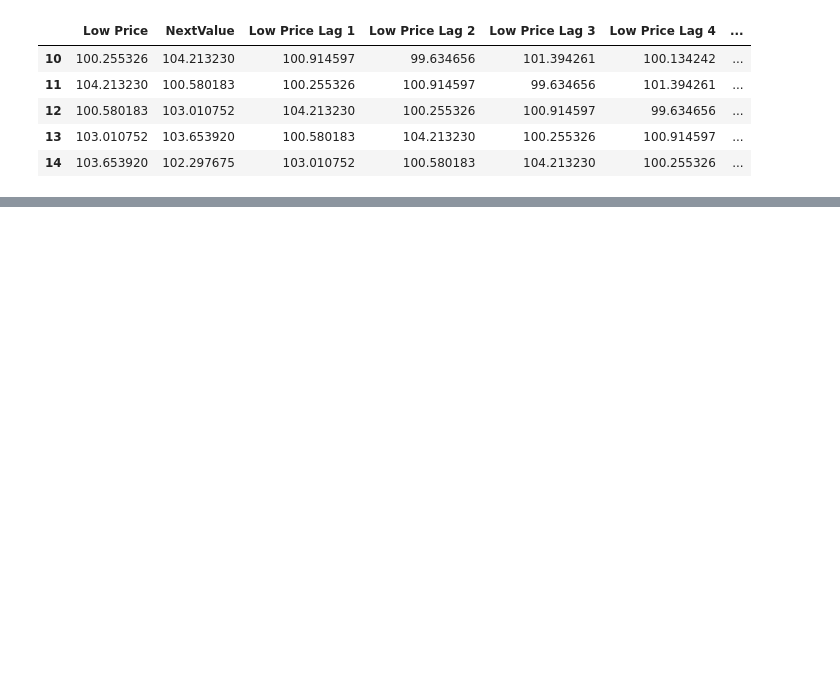
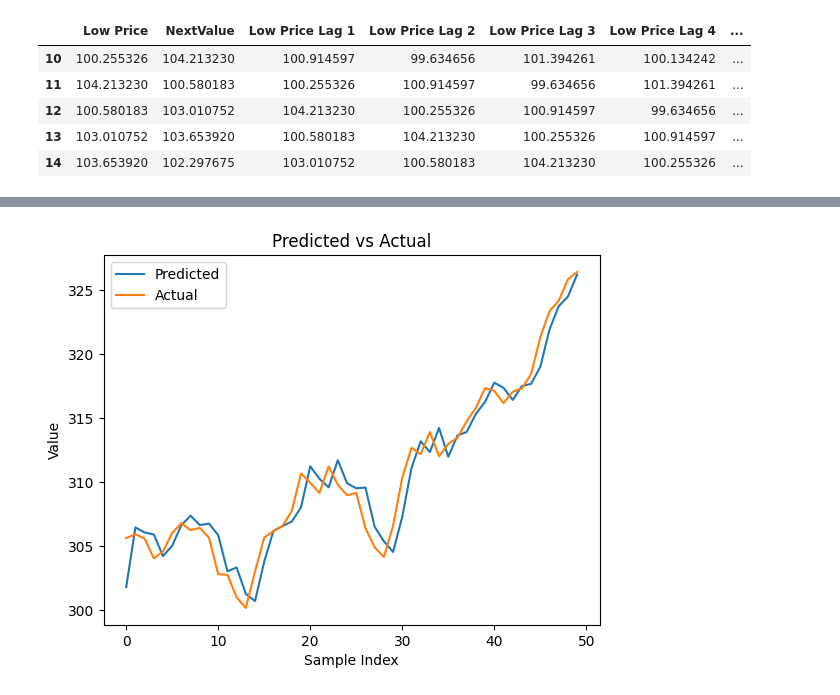
Before and after one commit to ibixina/ML, a Jupyter notebook: stocksTorn/torn_stocks_analysis.ipynb, the cells around one changed output, grey strips where cells are left out. Saved outputs shown, nothing was run; the diff lists cells and outputs as text; code cells hidden in the pictures; blank space fills up the shorter version.

Commit message:
linear model

```diff
--- a/stocksTorn/torn_stocks_analysis.ipynb
+++ b/stocksTorn/torn_stocks_analysis.ipynb
@@ -378,15 +378,15 @@ lin_model = LinearRegression()
 lin_model.fit(X_train, y_train)
 
 # 4. Evaluate the Model
-predictions = lin_model.predict(X_test)
+lin_predictions = lin_model.predict(X_test)
 
 # Evaluate using RMSE
-rmse = mean_squared_error(y_test, predictions)
+rmse = mean_squared_error(y_test, lin_predictions)
 print(f'Linear Regression RMSE: {rmse}')
 
 # print model summary
 print(lin_model.score(X_test, y_test))
-r2 = r2_score(y_test, predictions)
+r2 = r2_score(y_test, lin_predictions)
 print(f'Linear Regression R2: {r2}')
 
 # predict the next data
@@ -428,0 +410,12 @@ Model: Actual Test Data (Baseline), Net Profit: 15025732.24
+# %%
+import matplotlib.pyplot as plt
+
+plt.plot(lin_predictions[-50:], label='Predicted')
+plt.plot(y_test.values[-50:], label='Actual')
+plt.legend()
+plt.xlabel('Sample Index')
+plt.ylabel('Value')
+plt.title('Predicted vs Actual')
+plt.show()
+# %% [output]
+[figure, added]
```
Also changed, not shown: parts of 2 cells of this notebook.
